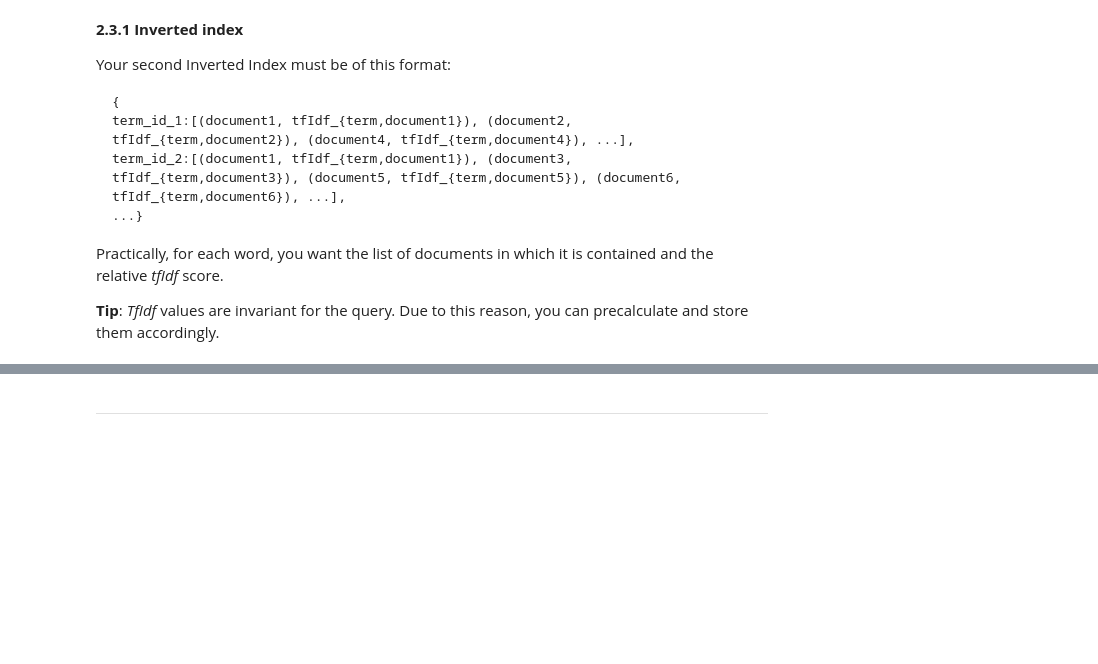
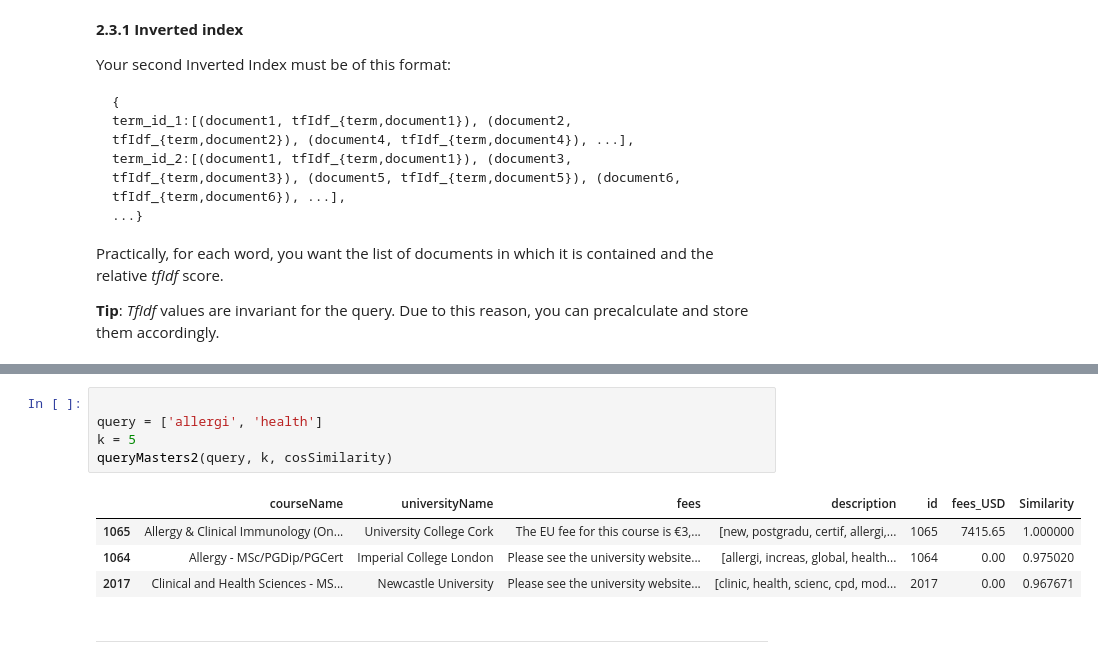
Before and after one commit to michele-42/HW3, a Jupyter notebook: main.ipynb, the cells around one changed output, grey strips where cells are left out. Cells and saved outputs as stored; diff of their text form; blank space fills up the shorter version.

```diff
--- a/main.ipynb
+++ b/main.ipynb
@@ -861,3 +838,13 @@ queryMasters2(query, k)
+# %%
+
+query = ['allergi', 'health']
+k = 5
+queryMasters2(query, k, cosSimilarity)
+# %% [output]
+|  | courseName | universityName | fees | description | id | fees_USD | Similarity |
+| 1065 | Allergy & Clinical Immunology (On... | University College Cork | The EU fee for this course is €3,... | [new, postgradu, certif, allergi,... | 1065 | 7415.65 | 1.000000 |
+| 1064 | Allergy - MSc/PGDip/PGCert | Imperial College London | Please see the university website... | [allergi, increas, global, health... | 1064 | 0.00 | 0.975020 |
+| 2017 | Clinical and Health Sciences - MS... | Newcastle University | Please see the university website... | [clinic, health, scienc, cpd, mod... | 2017 | 0.00 | 0.967671 |
 # %% [markdown]
 <hr>
 # %% [markdown]
```
Also changed, not shown: parts of 7 cells of this notebook, 1 other file.
